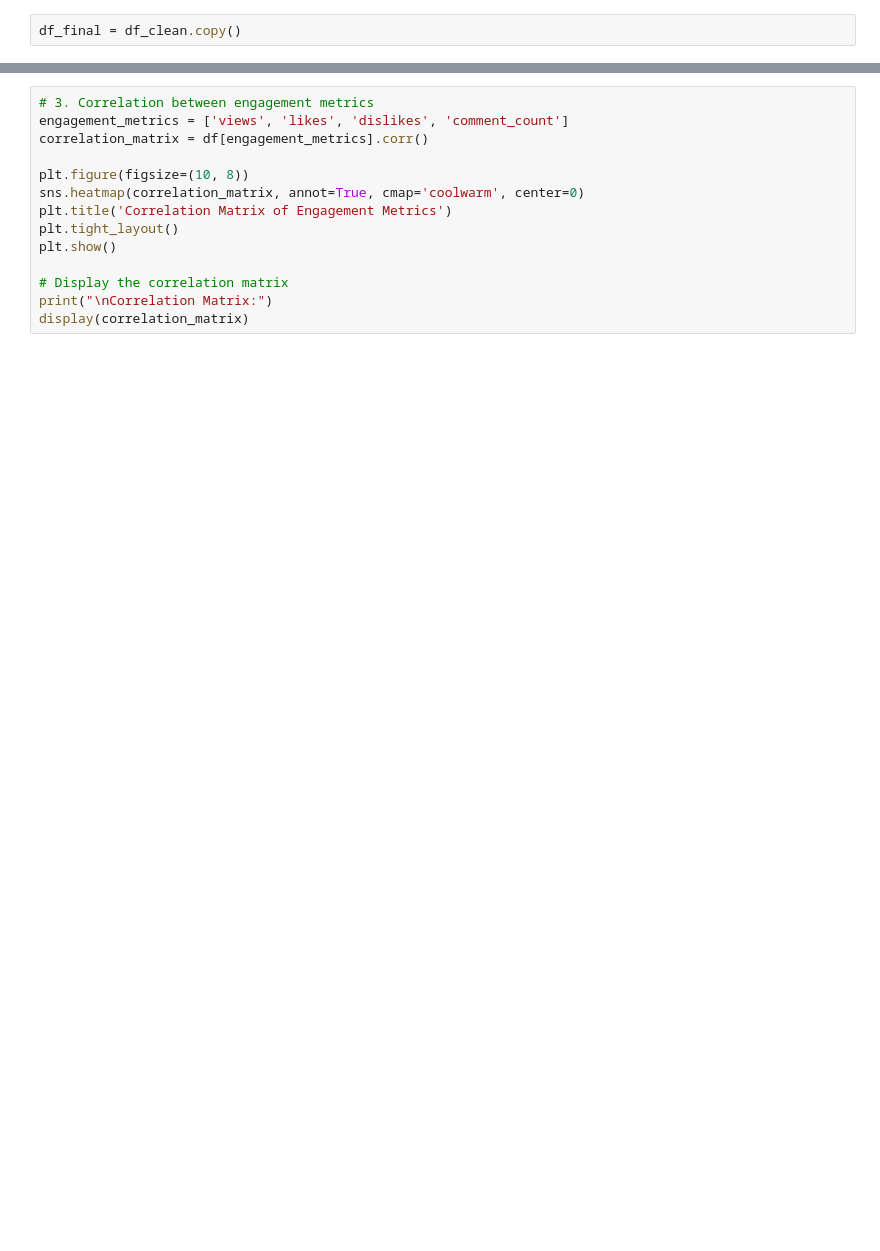
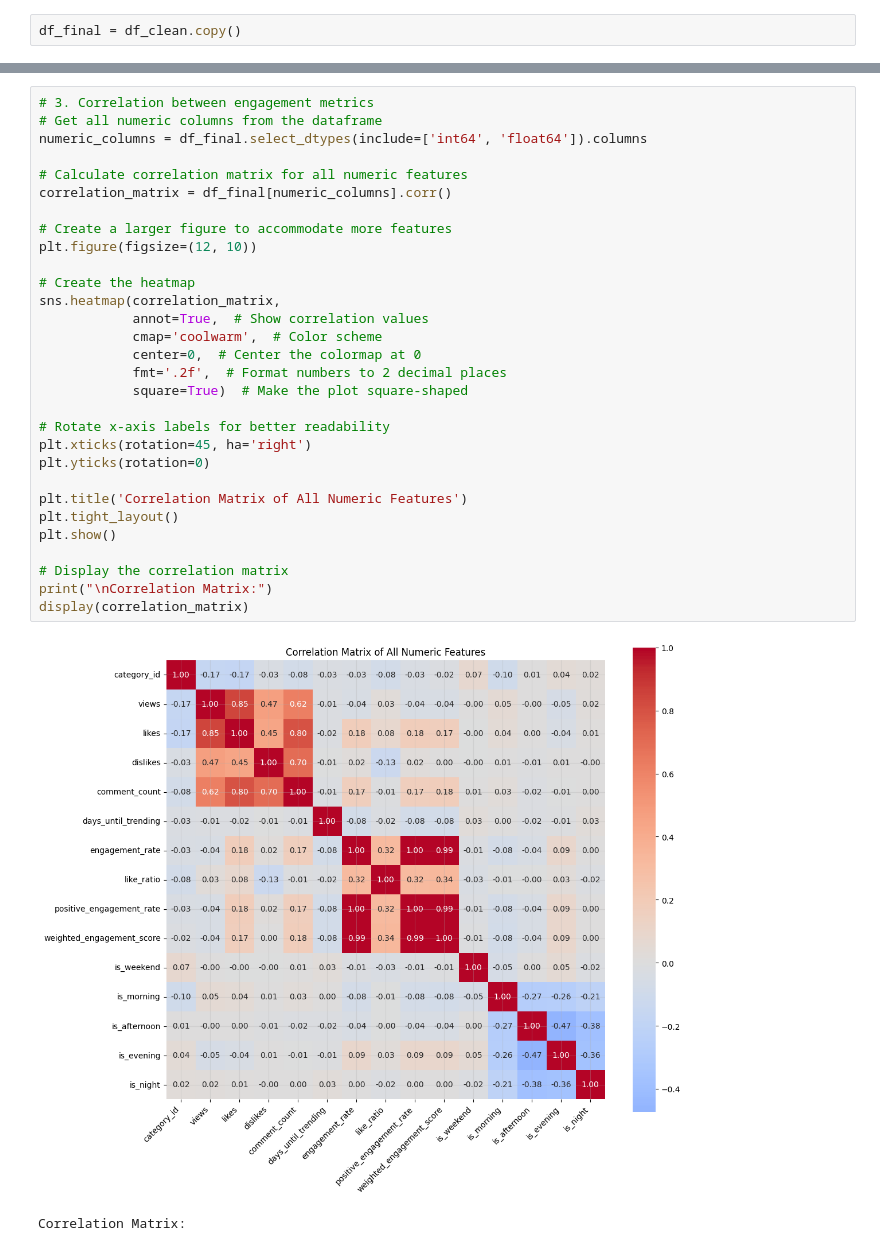
Before and after one commit to jforeroluque/PRG_test, a Jupyter notebook: notebooks/youtube_analysis.ipynb, the cells around one changed output, grey strips where cells are left out. Drawn from its saved outputs; the diff is of its cells as text; blank space fills up the shorter version.

```diff
--- a/notebooks/youtube_analysis.ipynb
+++ b/notebooks/youtube_analysis.ipynb
@@ -445,14 +500,33 @@ plt.show()
 # %%
 # 3. Correlation between engagement metrics
-engagement_metrics = ['views', 'likes', 'dislikes', 'comment_count']
-correlation_matrix = df[engagement_metrics].corr()
+# Get all numeric columns from the dataframe
+numeric_columns = df_final.select_dtypes(include=['int64', 'float64']).columns
 
-plt.figure(figsize=(10, 8))
-sns.heatmap(correlation_matrix, annot=True, cmap='coolwarm', center=0)
-plt.title('Correlation Matrix of Engagement Metrics')
+# Calculate correlation matrix for all numeric features
+correlation_matrix = df_final[numeric_columns].corr()
+
+# Create a larger figure to accommodate more features
+plt.figure(figsize=(12, 10))
+
+# Create the heatmap
+sns.heatmap(correlation_matrix,
+            annot=True,  # Show correlation values
+            cmap='coolwarm',  # Color scheme
+            center=0,  # Center the colormap at 0
+            fmt='.2f',  # Format numbers to 2 decimal places
+            square=True)  # Make the plot square-shaped
+
+# Rotate x-axis labels for better readability
+plt.xticks(rotation=45, ha='right')
+plt.yticks(rotation=0)
+
+plt.title('Correlation Matrix of All Numeric Features')
 plt.tight_layout()
 plt.show()
 
 # Display the correlation matrix
 print("\nCorrelation Matrix:")
 display(correlation_matrix)
+# %% [output]
+[figure, added]
+Correlation Matrix:
```
Also changed, not shown: parts of 18 cells of this notebook, 1 other file.
